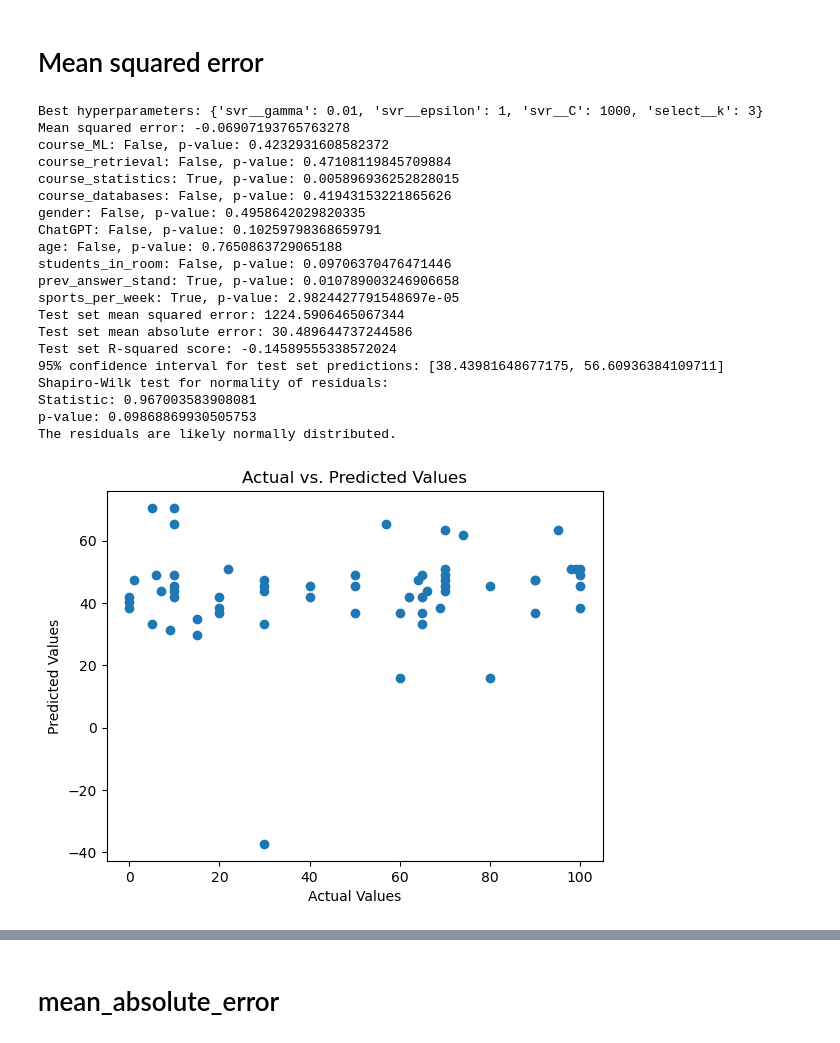
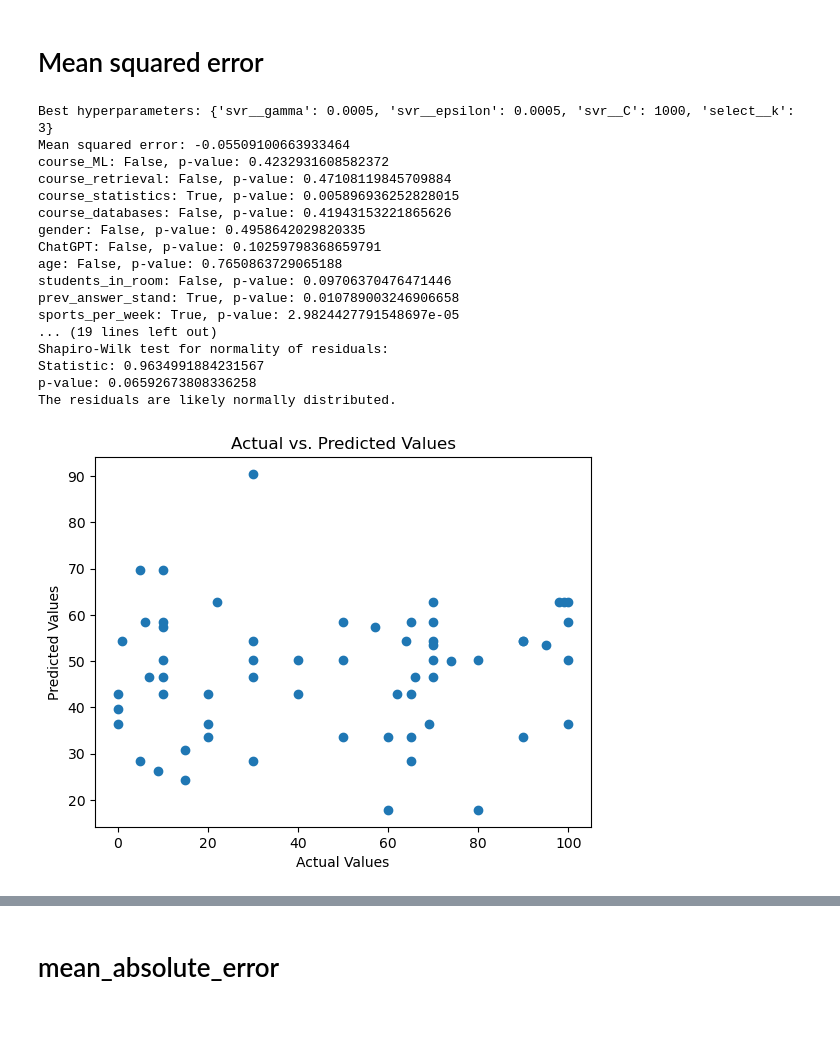
Before and after one commit to Mohammed-majeed/DMT_VU, a Jupyter notebook: DMT_Assignment_1 Task 4 and 5B new.ipynb, the cells around one changed output, grey strips where cells are left out. Saved outputs shown, nothing was run; the diff lists cells and outputs as text; code cells hidden in the pictures.

```diff
--- a/DMT_Assignment_1 Task 4 and 5B new.ipynb
+++ b/DMT_Assignment_1 Task 4 and 5B new.ipynb
@@ -17,19 +20,31 @@ from statsmodels.graphics.tsaplots import plot_acf
 # %%
 # Load the dataset
 data = pd.read_csv('new_data_fill_missing_linear&mode.csv')
+data = data.drop(['programme',"Tijdstempel",'random_number','good_day_(1)',
+                  'good_day_(2)','birthday','bed_time'], axis=1)
 
 # Separate target variable and feature variables
 target = data['stress_level']
-data = data.drop(['stress_level','programme',"Tijdstempel",'random_number','good_day_(1)',
-                  'good_day_(2)','birthday','bed_time'], axis=1)
+data = data.drop(['stress_level'], axis=1)
 
-# Split the dataset into training and testing sets
 X_train, X_test, y_train, y_test = train_test_split(data, target, test_size=0.2, random_state=42)
 
-# Scale the features
+# # Define column transformer to handle numerical features
+# # Replace 'num_features' with the list of column names that represent numerical features in your dataset
+cat_features = X_train[['course_ML', 'course_retrieval', 'course_statistics', 'course_databases', 'gender', 'ChatGPT', 'prev_answer_stand']]
 scaler = MinMaxScaler()
-X_train = scaler.fit_transform(X_train)
-X_test = scaler.transform(X_test)
+cat_features = scaler.fit_transform(cat_features)
+cat_features = scaler.transform(cat_features)
+
+num_features = X_train[['sports_per_week', 'students_in_room']]
+
+scaler = MinMaxScaler()
+num_features = scaler.fit_transform(num_features)
+num_features = scaler.transform(num_features)
+# Split the dataset into training and testing sets
+
+# # Scale the features
+
 
 # Define the hyperparameters to be tuned
 param_distributions = {
@@ -39,11 +54,49 @@ param_distributions = {
      'select__k': [2, 3, 4]  # select the best 2, 3, or 4 features
 }
 
+# Scoring function for numerical features
+score_func_num = f_regression
+# Scoring function for categorical features
+score_func_cat = f_classif
+# Create SelectPercentile object for numerical features
+select_num = SelectKBest(score_func=score_func_num,k=2)
+# Create SelectPercentile object for categorical features
+select_cat = SelectKBest(score_func=score_func_cat,k=3)
+# Fit and transform numerical features
+X_num_selected = select_num.fit_transform(num_features, y_train)
+# Fit and transform categorical features
+X_cat_selected = select_cat.fit_transform(cat_features, y_train)
+# Concatenate or combine the selected features from both numerical and categorical features as needed
+X_selected = np.concatenate((X_num_selected, X_cat_selected), axis=1)
 # Create a pipeline to select the best features and train the SVR model
 pipeline = Pipeline([
-    ('select', SelectKBest(f_regression)),
+    ('select', SelectKBest(score_func=f_regression, k=3)),
     ('svr', SVR())
 ])
+
+# Perform a randomized search to find the best hyperparameters
+randomized_search = RandomizedSearchCV(pipeline, param_distributions=param_distributions, n_iter=100, cv=5, random_state=42)
+randomized_search.fit(X_train, y_train)
+
+# Print the best hyperparameters and their corresponding MSE score
+print("Best hyperparameters:", randomized_search.best_params_)
+print("Mean squared error:", -randomized_search.best_score_)
+
+# Print the selected features and their p-values
+selected_features = randomized_search.best_estimator_.named_steps['select'].get_support()
+p_values = randomized_search.best_estimator_.named_steps['select'].pvalues_
+feature_names = data.columns
+for i in range(len(feature_names)):
+    print(f"{feature_names[i]}: {selected_features[i]}, p-value: {p_values[i]}")
+
+# Evaluate the performance on the test set using the best hyperparameters
+y_pred = randomized_search.predict(X_test)
+mse = mean_squared_error(y_test, y_pred)
+mae = mean_absolute_error(y_test, y_pred)
+r2 = r2_score(y_test, y_pred)
+print("Test set mean squared error:", mse)
+print("Test set mean absolute error:", mae)
+print("Test set R-squared score:", r2)
 
 # Perform a randomized search to find the best hyperparameters
 randomized_search = RandomizedSearchCV(pipeline, param_distributions=param_distributions, n_iter=100, cv=5, random_state=42)
@@ -153,39 +206,36 @@ for i in range(n_bootstraps):
     mse_boot, mae_boot, r2_boot = calculate_metrics(y_test_boot, y_pred_boot)
 
     # Append scores to lists
     mse_scores.append(mse_boot)
     mae_scores.append(mae_boot)
     r2_scores.append(r2_boot)
 
 # Calculate confidence intervals
 alpha = 0.05 # Significance level
 mse_ci = np.percentile(mse_scores, q=[alpha/2*100, (1-alpha/2)*100])
 mae_ci = np.percentile(mae_scores, q=[alpha/2*100, (1-alpha/2)*100])
 r2_ci = np.percentile(r2_scores, q=[alpha/2*100, (1-alpha/2)*100])
 
 # Print confidence intervals
 print("95% confidence interval for MSE:", mse_ci)
 print("95% confidence interval for MAE:", mae_ci)
 print("95% confidence interval for R2:", r2_ci)
 # %% [output]
-Best hyperparameters: {'svr__gamma': 0.01, 'svr__epsilon': 1, 'svr__C': 1000, 'select__k': 3}
-Mean squared error: -0.06907193765763278
+Best hyperparameters: {'svr__gamma': 0.0005, 'svr__epsilon': 0.0005, 'svr__C': 1000, 'select__k': 3}
+Mean squared error: -0.05509100663933464
 course_ML: False, p-value: 0.4232931608582372
 course_retrieval: False, p-value: 0.47108119845709884
 course_statistics: True, p-value: 0.005896936252828015
 course_databases: False, p-value: 0.41943153221865626
 gender: False, p-value: 0.4958642029820335
 ChatGPT: False, p-value: 0.10259798368659791
 age: False, p-value: 0.7650863729065188
 students_in_room: False, p-value: 0.09706370476471446
 prev_answer_stand: True, p-value: 0.010789003246906658
 sports_per_week: True, p-value: 2.9824427791548697e-05
-Test set mean squared error: 1224.5906465067344
-Test set mean absolute error: 30.489644737244586
-Test set R-squared score: -0.14589555338572024
-95% confidence interval for test set predictions: [38.43981648677175, 56.60936384109711]
+... (19 lines left out)
 Shapiro-Wilk test for normality of residuals:
-Statistic: 0.967003583908081
-p-value: 0.09868869930505753
+Statistic: 0.9634991884231567
+p-value: 0.06592673808336258
 The residuals are likely normally distributed.
-[figure, old version]
+[figure, new version]
```
Also changed, not shown: parts of 3 cells of this notebook.
